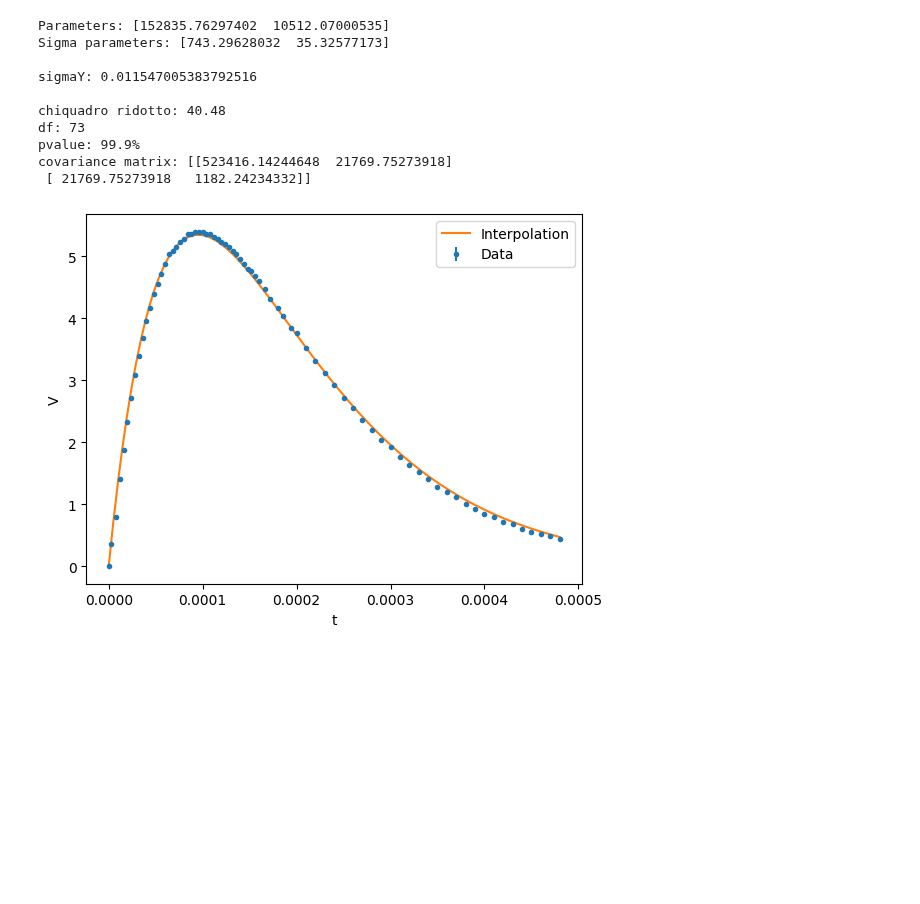
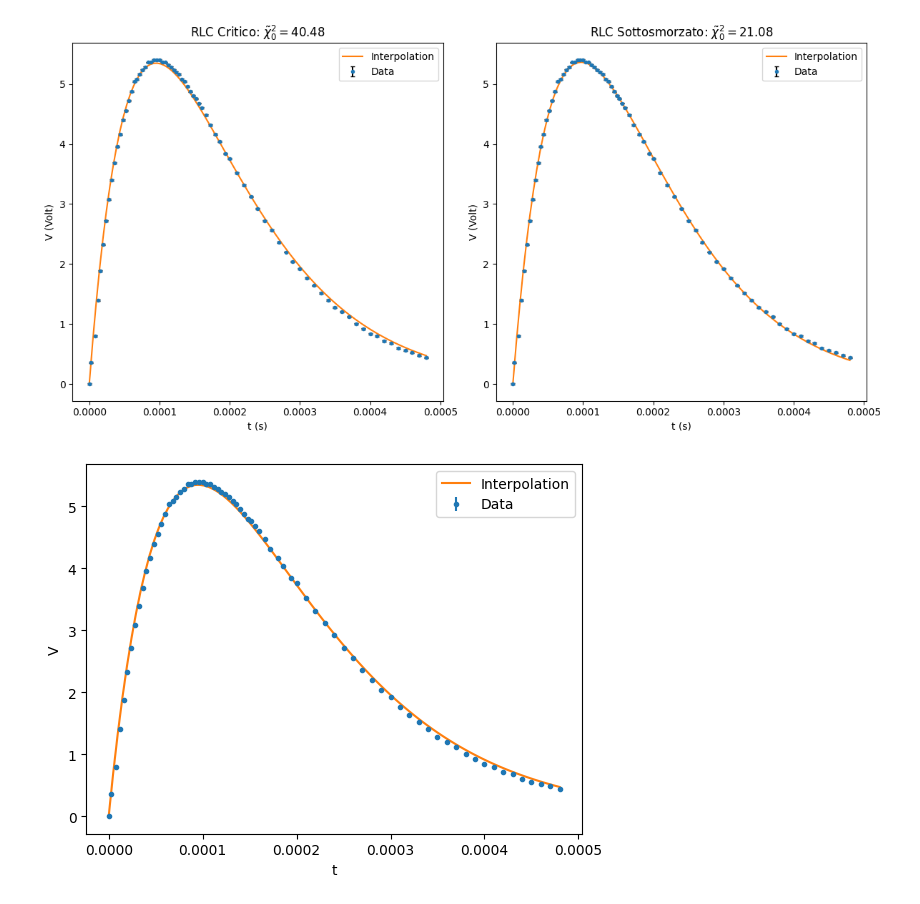
Before and after one commit to CarminatiGiovanni/LaboratorioFisica2, a Jupyter notebook: 20240321circuiti2/RCL_critico.ipynb, the cells around one changed output. Cells and saved outputs as stored; diff of their text form; code cells hidden in the pictures; blank space fills up the shorter version.

Commit message:
added sottosmorzato

```diff
--- a/20240321circuiti2/RCL_critico.ipynb
+++ b/20240321circuiti2/RCL_critico.ipynb
@@ -30,19 +45,38 @@ w2 = 1 / (L*C)
-# %%
-def VR(t,A,γ):
-    return A * t * np.exp(-γ*t)
-
-i = Interpolazione(t,V,VR,sigmaV,p0=[Vg,γ])
-print(i)
-# %% [output]
-Parameters: [152835.76297402  10512.07000535]
-Sigma parameters: [743.29628032  35.32577173]
-
-sigmaY: 0.011547005383792516
-
-chiquadro ridotto: 40.48
-df: 73
-pvalue: 99.9%
-covariance matrix: [[523416.14244648  21769.75273918]
- [ 21769.75273918   1182.24234332]]
+# %%
+def VR_critico(t,A,γ):
+    return A * t * np.exp(-γ*t)
+
+def VR_sottosmorzato(t,V0,γ,β):
+    return V0*np.exp(-γ*t)*np.sin(β*t)
+
+def VR_sovrasmorzato(t,V0,γ,β):
+    return V0 * np.exp(-γ*t) * (np.exp(β*t) - np.exp(-β*t))
+# %%
+ic = Interpolazione(t,V,VR_critico,sigmaV,p0=[Vg,γ])
+ist = Interpolazione(t,V,VR_sottosmorzato,sigmaV,p0=[Vg,γ,β])
+# sv = Interpolazione(t,V,VR_sovrasmorzato,sigmaV,p0=[Vg,γ,β]) # NOTA: NON TROVA PARAMETRI OTTIMALI PER DESCRIVERE IL SOVRASMIRZATO
+# %%
+fig, (ax1, ax2) = plt.subplots(1, 2, figsize=(12, 6))
+
+# Plot on the left subplot
+ax1.errorbar(t, V, yerr=sigmaV, fmt='.', label='Data',ecolor='black',capsize=2)
+ax1.plot(ic.x_best, ic.y_best, label='Interpolation')
+ax1.set_xlabel('t (s)')
+ax1.set_ylabel('V (Volt)')
+ax1.set_title('RLC Critico: $\\tilde{\chi}^2_0=$' + f"{ic.rchisquare}")
+ax1.legend()
+
+# Plot on the right subplot
+ax2.errorbar(t, V, yerr=sigmaV, fmt='.', label='Data',ecolor='black',capsize=2)
+ax2.plot(ist.x_best, ist.y_best, label='Interpolation')
+ax2.set_xlabel('t (s)')
+ax2.set_ylabel('V (Volt)')
+ax2.set_title('RLC Sottosmorzato: $\\tilde{\chi}^2_0=$' + f"{ist.rchisquare}")
+ax2.legend()
+
+plt.tight_layout()
+plt.show()
+# %% [output]
+[figure, added]
 # %%
 plt.errorbar(t, V, yerr=sigmaV, fmt='.', label='Data')
```
Also changed, not shown: parts of 2 cells of this notebook, 2 other files.
